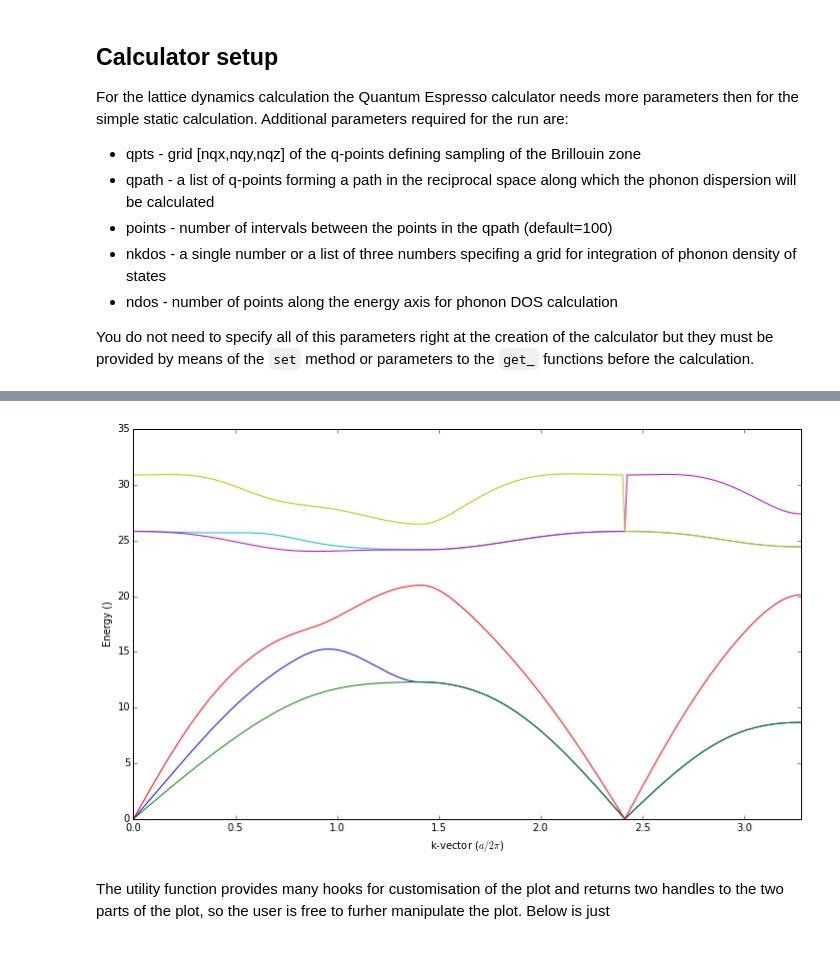
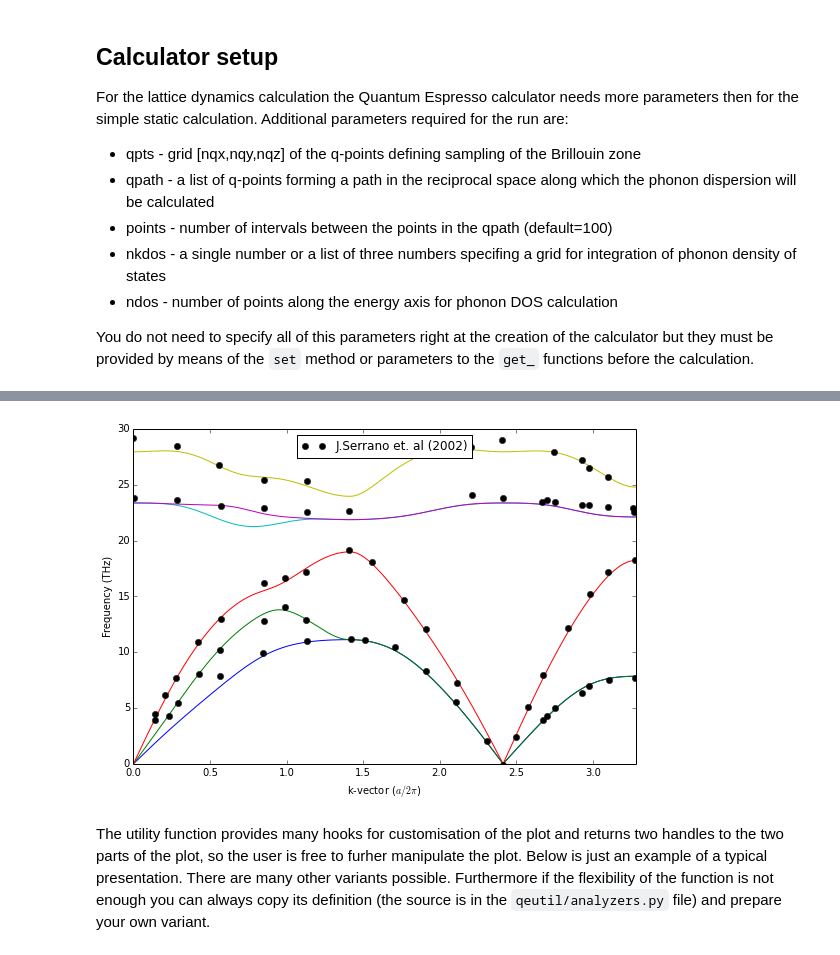
Before and after one commit to jochym/qe-doc, a Jupyter notebook: Lattice dynamics.ipynb, the cells around one changed output, grey strips where cells are left out. Saved outputs shown, nothing was run; the diff lists cells and outputs as text; code cells hidden in the pictures.

```diff
--- a/Lattice dynamics.ipynb
+++ b/Lattice dynamics.ipynb
@@ -136,12 +149,33 @@ legend();
-# %%
-# Phonon dispersion
-for b in qe.results['frequencies'][1:]:
-    plot(qe.results['frequencies'][0], b, '-')
-xlim(0,max(qe.results['frequencies'][0]))
-xlabel('k-vector ($a/2\\pi$)')
-ylabel('Energy ()');
-# %% [output]
-[figure, removed]
+# %%
+# Phonon dispersion. Units transformed to THz.
+# Conversion factor from inverse cm to THz
+cminv2Thz=1/33.3564
+
+# Plot the frequencies
+for b in qe.results['frequencies'][1:]:
+    plot(qe.results['frequencies'][0], b*cminv2Thz, '-')
+
+# Adjust the plot
+xlim(0,max(qe.results['frequencies'][0]))
+ylim(0,ylim()[1])
+xlabel('k-vector ($a/2\\pi$)')
+ylabel('Frequency (THz)');
+
+# Read in and plot the experimental data
+# Due to the x-axis scalling in the data we need to scale and shift the x-axis for each segment.
+ex1=loadtxt('SiC-phonons-G-K-X.dat').T
+ex2=loadtxt('SiC-phonons-X-G.dat').T
+ex3=loadtxt('SiC-phonons-G-L.dat').T
+
+# Plot the segments
+plot(ex1[0]*sqrt(2),ex1[1]*cminv2Thz,'ok',label='J.Serrano et. al (2002)')
+plot(ex2[0]-1+sqrt(2),ex2[1]*cminv2Thz,'ok')
+plot(1+sqrt(2)+(ex3[0]-2)*sqrt(3),ex3[1]*cminv2Thz,'ok');
+
+# Put the legend
+legend(loc='upper center');
+# %% [output]
+[figure, added]
 # %% [markdown]
-The utility function provides many hooks for customisation of the plot and returns two handles to the two parts of the plot, so the user is free to furher manipulate the plot. Below is just
+The utility function provides many hooks for customisation of the plot and returns two handles to the two parts of the plot, so the user is free to furher manipulate the plot. Below is just an example of a typical presentation. There are many other variants possible. Furthermore if the flexibility of the function is not enough you can always copy its definition (the source is in the `qeutil/analyzers.py` file) and prepare your own variant.
 # %%
```
Also changed, not shown: parts of 12 cells of this notebook.
